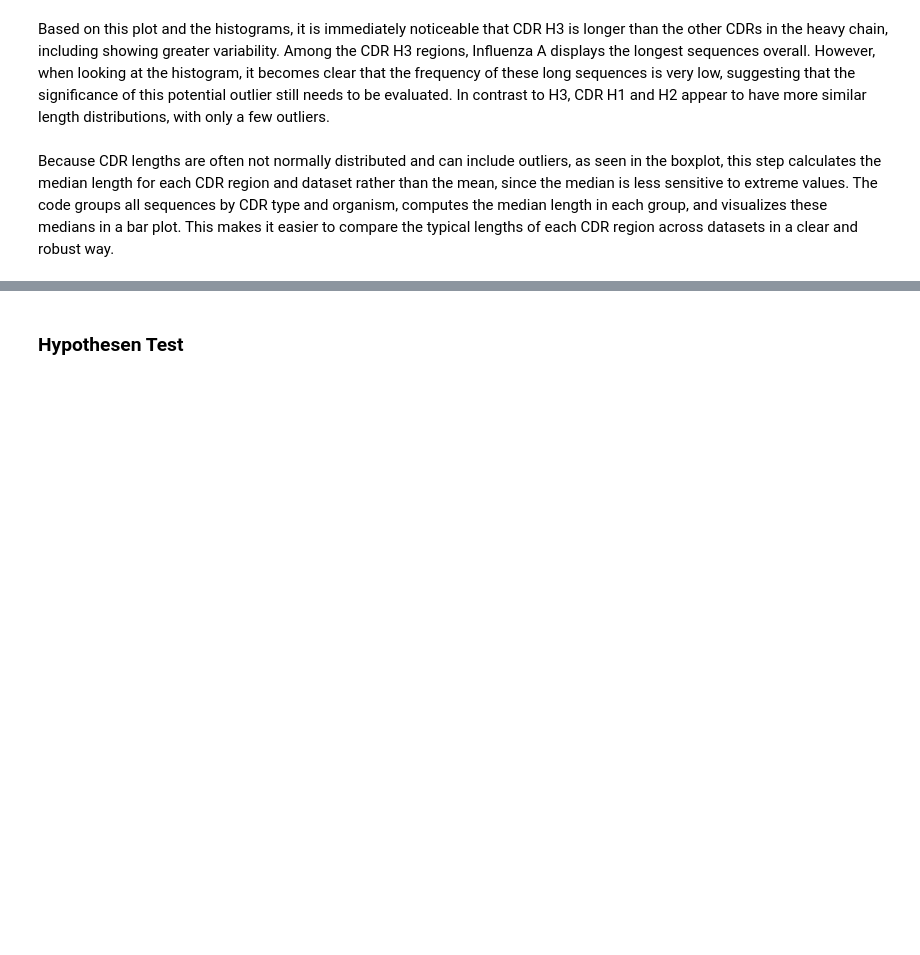
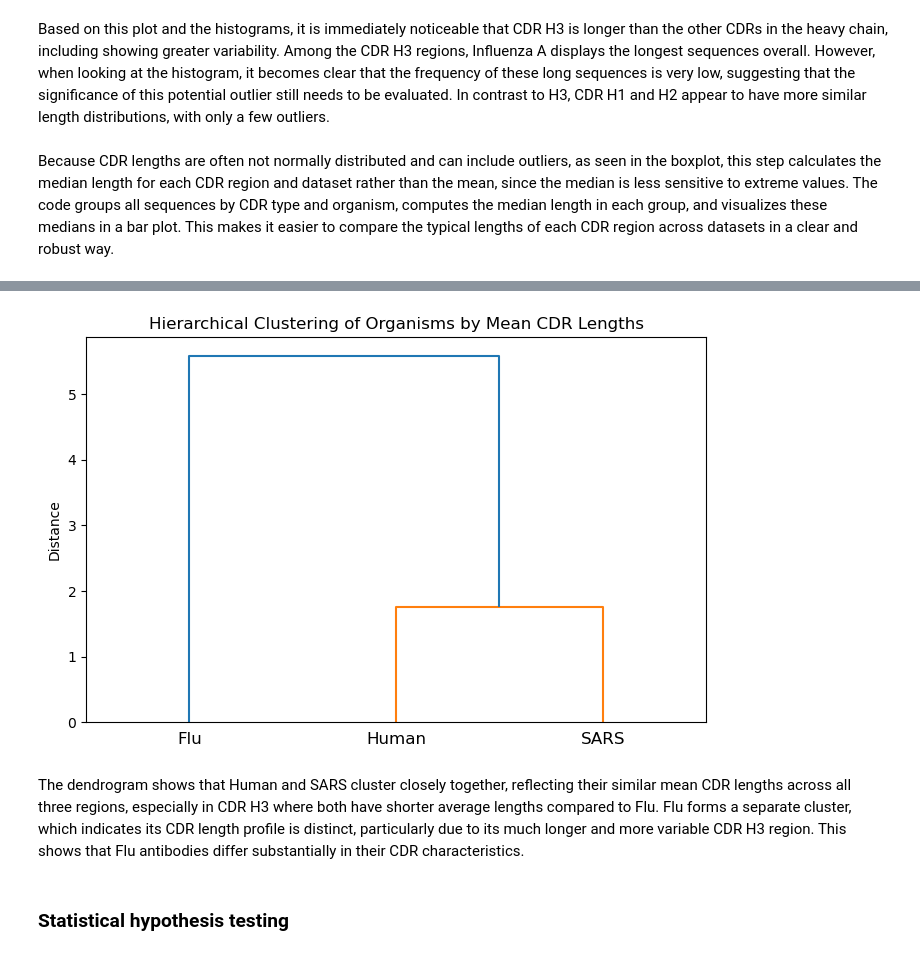
Before and after one commit to datascience-2025-group4/group04-team02, a Jupyter notebook: dataanalysis/01_lenght/01_length_CDRseq.ipynb, the cells around one changed output, grey strips where cells are left out. Drawn from its saved outputs; the diff is of its cells as text; code cells hidden in the pictures; blank space fills up the shorter version.

```diff
--- a/dataanalysis/01_lenght/01_length_CDRseq.ipynb
+++ b/dataanalysis/01_lenght/01_length_CDRseq.ipynb
@@ -342,3 +389,43 @@ print
+# %%
+import pandas as pd
+import seaborn as sns
+import matplotlib.pyplot as plt
+from scipy.cluster.hierarchy import linkage, dendrogram
+
+# Your data as a DataFrame (recreate from your table)
+data = {
+    ('Flu', 'CDR_H1'): [7.806122],
+    ('Flu', 'CDR_H2'): [5.612245],
+    ('Flu', 'CDR_H3'): [17.112245],
+    ('Human', 'CDR_H1'): [7.159091],
+    ('Human', 'CDR_H2'): [5.906566],
+    ('Human', 'CDR_H3'): [11.446970],
+    ('SARS', 'CDR_H1'): [7.145610],
+    ('SARS', 'CDR_H2'): [5.674518],
+    ('SARS', 'CDR_H3'): [13.194861],
+}
+
+# Convert to multiindex dataframe
+df = pd.DataFrame(data).T.reset_index()
+df.columns = ['Organism', 'CDR', 'MeanLength']
+
+# Pivot to have CDR types as columns, organisms as rows
+df_pivot = df.pivot(index='Organism', columns='CDR', values='MeanLength')
+
+
+# Hierarchical clustering on the means
+linkage_matrix = linkage(df_pivot, method='ward')
+
+# Plot dendrogram
+plt.figure(figsize=(8, 5))
+dendrogram(linkage_matrix, labels=df_pivot.index)
+plt.title('Hierarchical Clustering of Organisms by Mean CDR Lengths')
+plt.ylabel('Distance')
+plt.show()
+# %% [output]
+[figure, added]
+# %% [markdown]
+The dendrogram shows that Human and SARS cluster closely together, reflecting their similar mean CDR lengths across all three regions, especially in CDR H3 where both have shorter average lengths compared to Flu. Flu forms a separate cluster, which indicates its CDR length profile is distinct, particularly due to its much longer and more variable CDR H3 region. This shows that Flu antibodies differ substantially in their CDR characteristics.
 # %% [markdown]
-### Hypothesen Test
+### Statistical hypothesis testing
 # %% [markdown]
```
Also changed, not shown: parts of 27 cells of this notebook, 1 other file.
